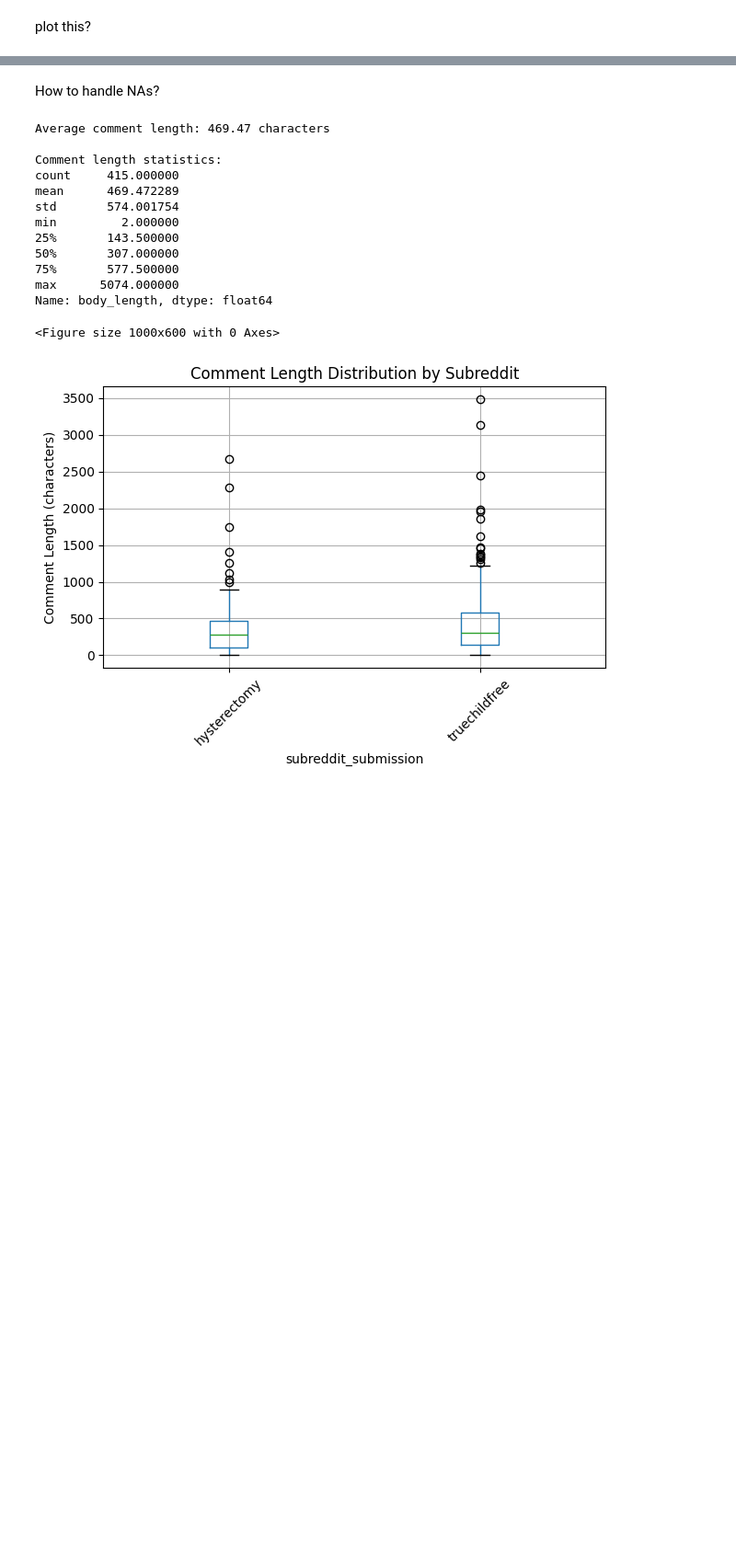
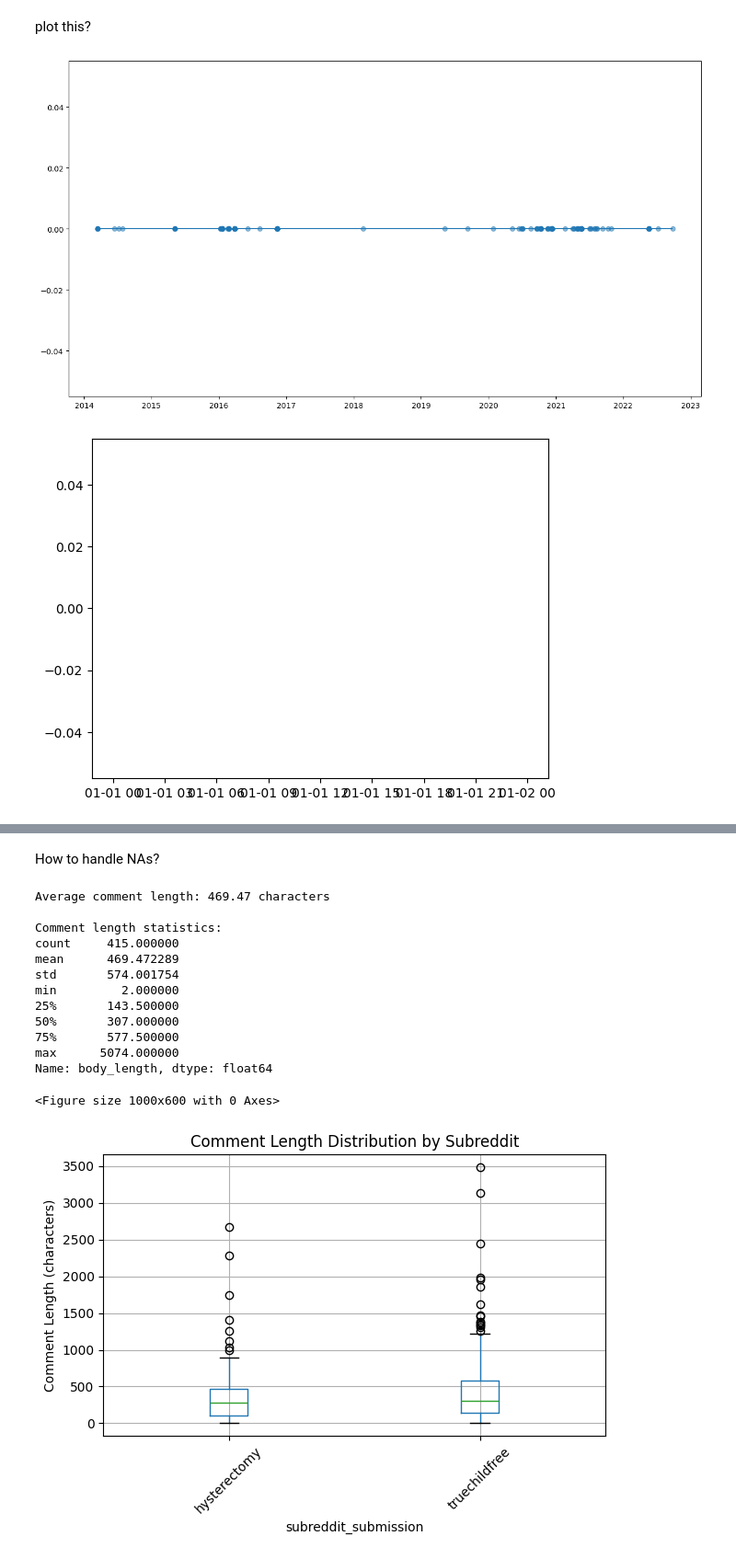
Before and after one commit to Aparnapalooza/Accelerator, a Jupyter notebook: code/tad_eda.ipynb, the cells around one changed output, grey strips where cells are left out. Shown at 92% size. Saved outputs shown, nothing was run; the diff lists cells and outputs as text; code cells hidden in the pictures; blank space fills up the shorter version.

```diff
--- a/code/tad_eda.ipynb
+++ b/code/tad_eda.ipynb
@@ -77,2 +91,31 @@ Latest submission: 2022-11-22 14:21:01
 # %% [markdown]
 plot this?
+# %%
+# Create figure with larger size
+plt.figure(figsize=(15,8))
+
+# Get unique subreddits
+subreddits = all_files['subreddit_submission'].unique()
+
+# Create timeine for each subreddit
+for i, subreddit in enumerate(subreddits):
+    subreddit_data = all_files[all_files['subreddit_submission'] == subreddit]
+
+    # Get min and max dates
+    min_date = subreddit_data['created_utc_submission'].min()
+    max_date = subreddit_data['created_utc_submission'].max()
+
+    # Plot horizontal line for the date range
+    plt.hlines(y=i, xmin=min_date, xmax=max_date, label=subreddit)
+
+    # Add points for individual submissions
+    plt.scatter(subreddit_data['created_utc_submission'], [i] *len(subreddit_data),
+                alpha=0.5, label=f"Posts in r/{subreddit}")
+
+    #Customize the plot
+
+    #show the plot
+    plt.show()
+# %% [output]
+[figure, added]
+[figure, added]
```
Also changed, not shown: parts of 10 cells of this notebook.
